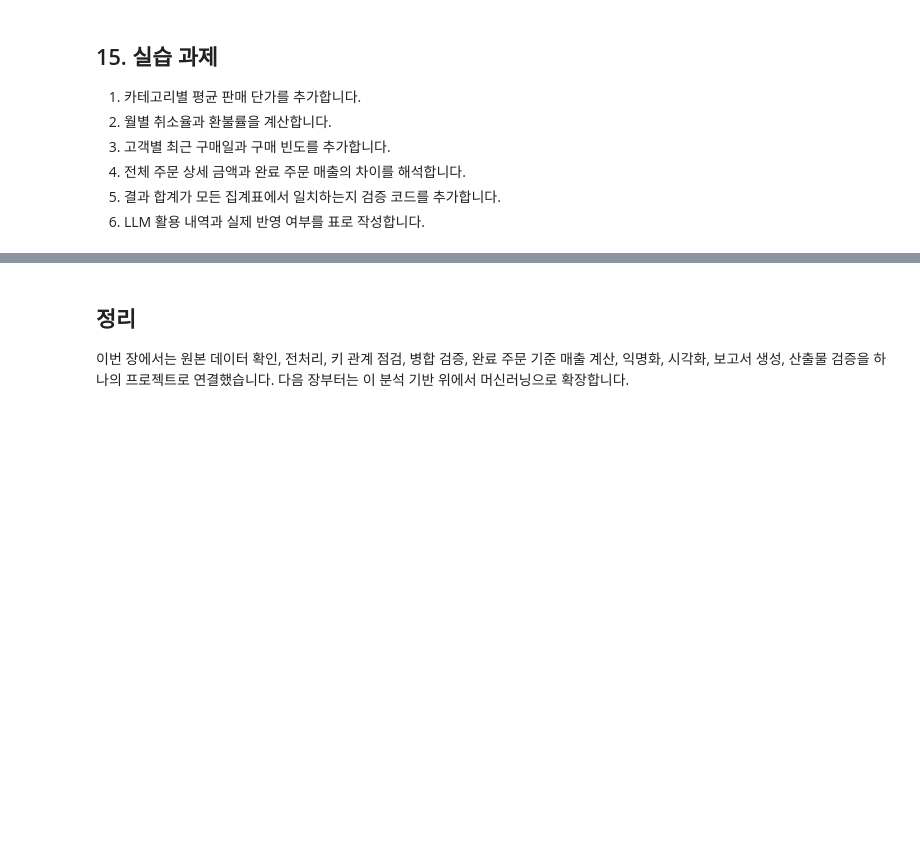
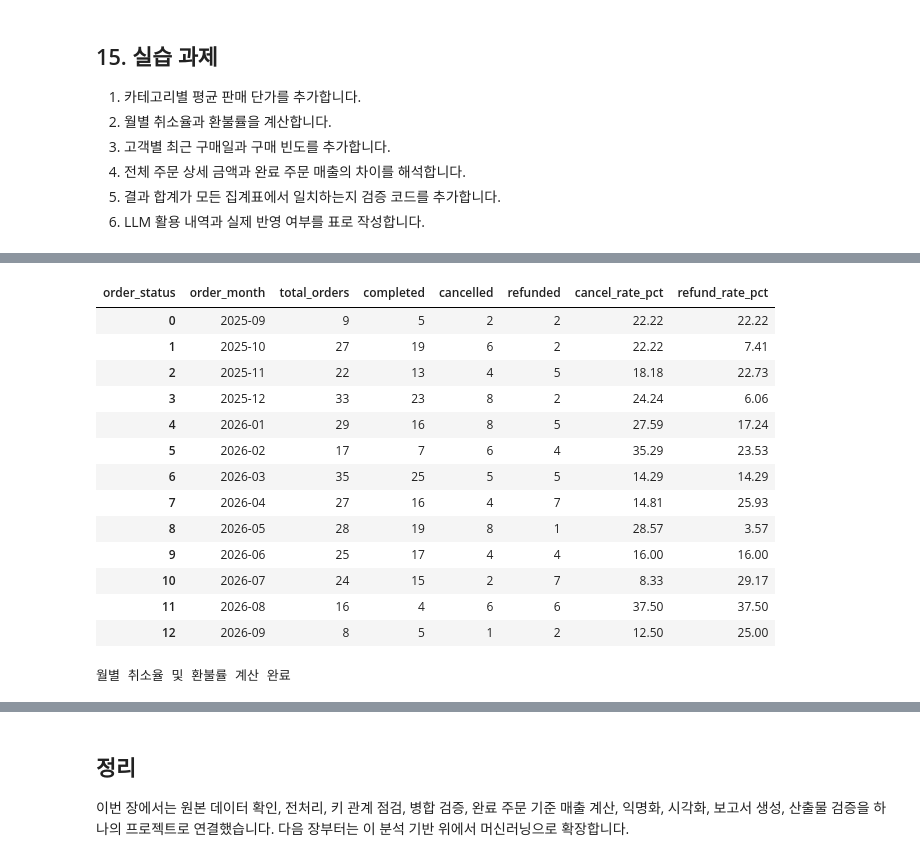
Before and after one commit to Chloe-Hyebin-Kim/llm-data-analysis-course, a Jupyter notebook: practice/chapter08/chapter08.ipynb, the cells around one changed output, grey strips where cells are left out. Cells and saved outputs as stored; diff of their text form; code cells hidden in the pictures; blank space fills up the shorter version.

```diff
--- a/practice/chapter08/chapter08.ipynb
+++ b/practice/chapter08/chapter08.ipynb
@@ -450,0 +497,66 @@ print('결과 합계 일치 검증 완료')
+# %%
+
+# 과제 2. 월별 취소율과 환불률 계산
+
+orders = processed_data['orders'].copy()
+
+# 날짜형 변환 및 유효 날짜만 사용
+orders['order_date'] = pd.to_datetime(orders['order_date'],errors='coerce')
+orders = orders.dropna(subset=['order_id', 'order_date', 'order_status'])
+
+# 월 컬럼 생성
+orders['order_month'] = (orders['order_date'].dt.to_period('M').astype(str))
+
+# 월별 주문 상태 집계
+monthly_status = pd.crosstab(orders['order_month'],orders['order_status'])
+
+# 특정 상태가 없어도 계산 가능하도록 처리
+for status in ['completed', 'cancelled', 'refunded']:
+    if status not in monthly_status.columns:
+        monthly_status[status] = 0
+
+# 전체 주문 수
+monthly_status['total_orders'] = monthly_status.sum(axis=1)
+
+# 취소율 / 환불률
+monthly_status['cancel_rate_pct'] = (monthly_status['cancelled']/ monthly_status['total_orders'] * 100).round(2)
+
+monthly_status['refund_rate_pct'] = (monthly_status['refunded']/ monthly_status['total_orders'] * 100).round(2)
+
+# 결과 정리
+monthly_status = monthly_status.reset_index()
+
+monthly_cancel_refund = monthly_status[
+    [
+        'order_month',
+        'total_orders',
+        'completed',
+        'cancelled',
+        'refunded',
+        'cancel_rate_pct',
+        'refund_rate_pct'
+    ]
+]
+
+display(monthly_cancel_refund)
+
+# 전체 주문 수 일치 확인
+assert monthly_cancel_refund['total_orders'].sum() == len(orders)
+
+print('월별 취소율 및 환불률 계산 완료')
+# %% [output]
+| order_status | order_month | total_orders | completed | cancelled | refunded | cancel_rate_pct | refund_rate_pct |
+| 0 | 2025-09 | 9 | 5 | 2 | 2 | 22.22 | 22.22 |
+| 1 | 2025-10 | 27 | 19 | 6 | 2 | 22.22 | 7.41 |
+| 2 | 2025-11 | 22 | 13 | 4 | 5 | 18.18 | 22.73 |
+| 3 | 2025-12 | 33 | 23 | 8 | 2 | 24.24 | 6.06 |
+| 4 | 2026-01 | 29 | 16 | 8 | 5 | 27.59 | 17.24 |
+| 5 | 2026-02 | 17 | 7 | 6 | 4 | 35.29 | 23.53 |
+| 6 | 2026-03 | 35 | 25 | 5 | 5 | 14.29 | 14.29 |
+| 7 | 2026-04 | 27 | 16 | 4 | 7 | 14.81 | 25.93 |
+| 8 | 2026-05 | 28 | 19 | 8 | 1 | 28.57 | 3.57 |
+| 9 | 2026-06 | 25 | 17 | 4 | 4 | 16.00 | 16.00 |
+| 10 | 2026-07 | 24 | 15 | 2 | 7 | 8.33 | 29.17 |
+| 11 | 2026-08 | 16 | 4 | 6 | 6 | 37.50 | 37.50 |
+| 12 | 2026-09 | 8 | 5 | 1 | 2 | 12.50 | 25.00 |
+월별 취소율 및 환불률 계산 완료
```
Also changed, not shown: parts of 11 cells of this notebook, 1 other file.
